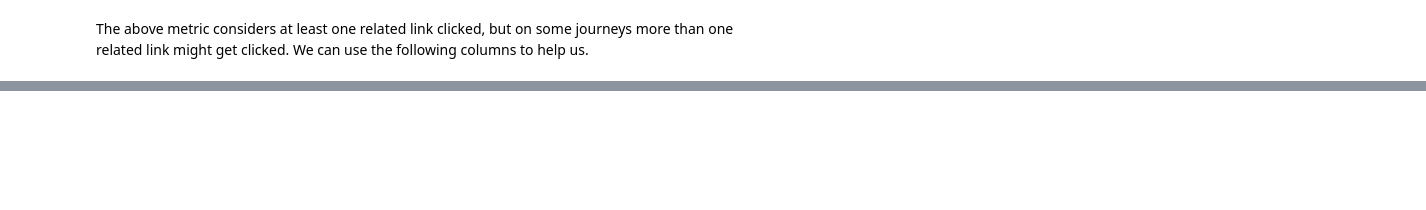
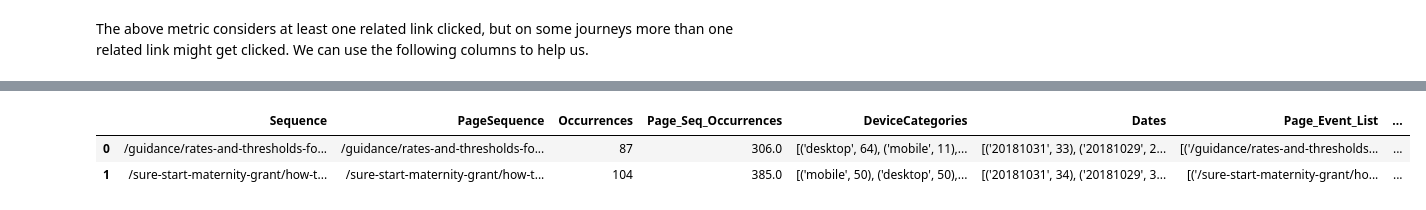
Before and after one commit to alphagov/govuk-network-data, a Jupyter notebook: notebooks/eda/generating_ab_test_data.ipynb, the cells around one changed output, grey strips where cells are left out. Saved outputs shown, nothing was run; the diff lists cells and outputs as text; code cells hidden in the pictures; blank space fills up the shorter version.

```diff
--- a/notebooks/eda/generating_ab_test_data.ipynb
+++ b/notebooks/eda/generating_ab_test_data.ipynb
@@ -142,4 +270,8 @@ df['pageviews'] = df['Page_List'].map(number_of_pageviews)
 # %%
 df['absolute pageviews count'] = df['pageviews'] * df['Occurrences']
 # %%
-df
+df.head(2)
+# %% [output]
+|  | Sequence | PageSequence | Occurrences | Page_Seq_Occurrences | DeviceCategories | Dates | Page_Event_List | ... |
+| 0 | /guidance/rates-and-thresholds-fo... | /guidance/rates-and-thresholds-fo... | 87 | 306.0 | [('desktop', 64), ('mobile', 11),... | [('20181031', 33), ('20181029', 2... | [('/guidance/rates-and-thresholds... | ... |
+| 1 | /sure-start-maternity-grant/how-t... | /sure-start-maternity-grant/how-t... | 104 | 385.0 | [('mobile', 50), ('desktop', 50),... | [('20181031', 34), ('20181029', 3... | [('/sure-start-maternity-grant/ho... | ... |
```
Also changed, not shown: parts of 60 cells of this notebook.
